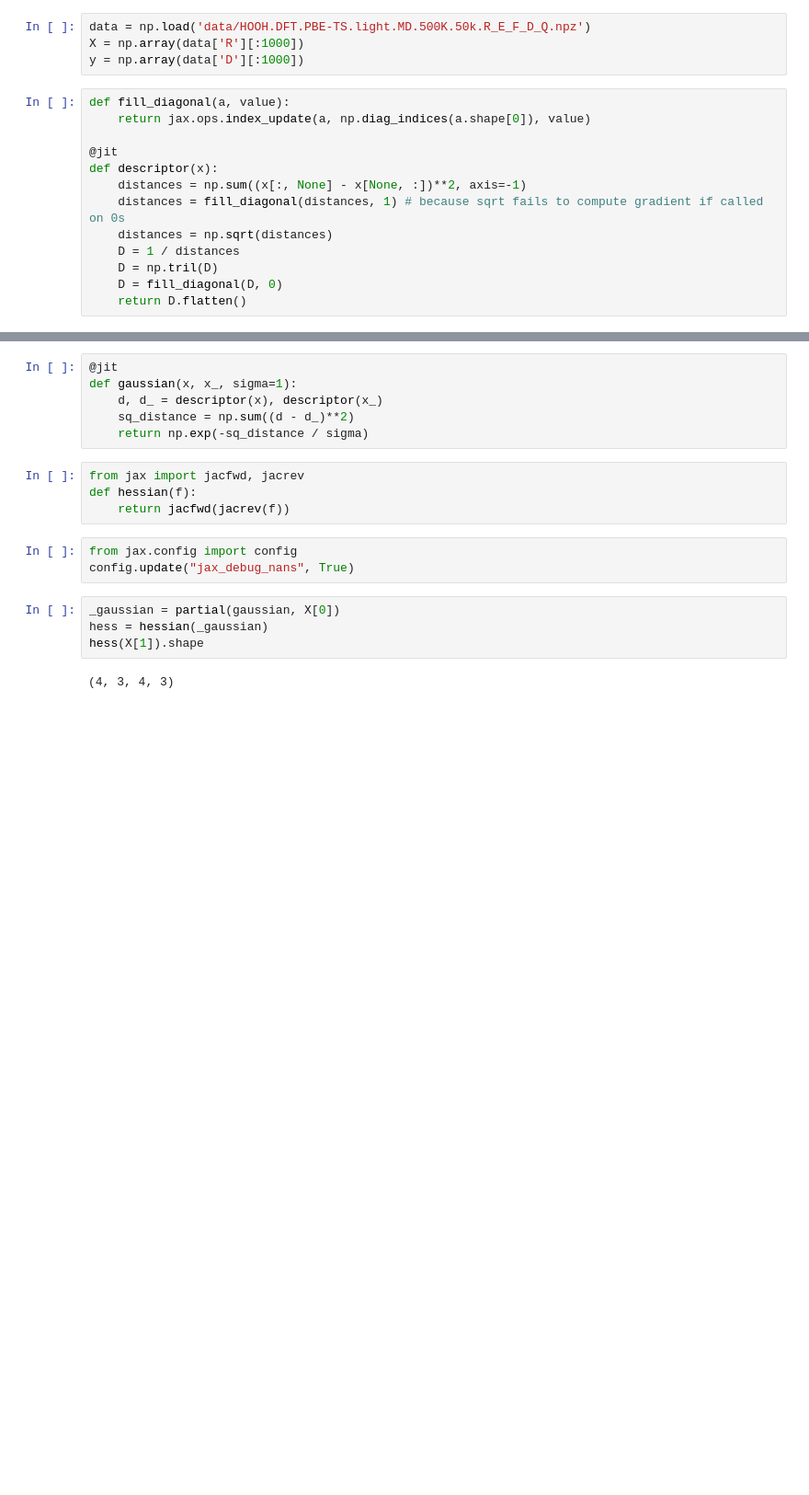
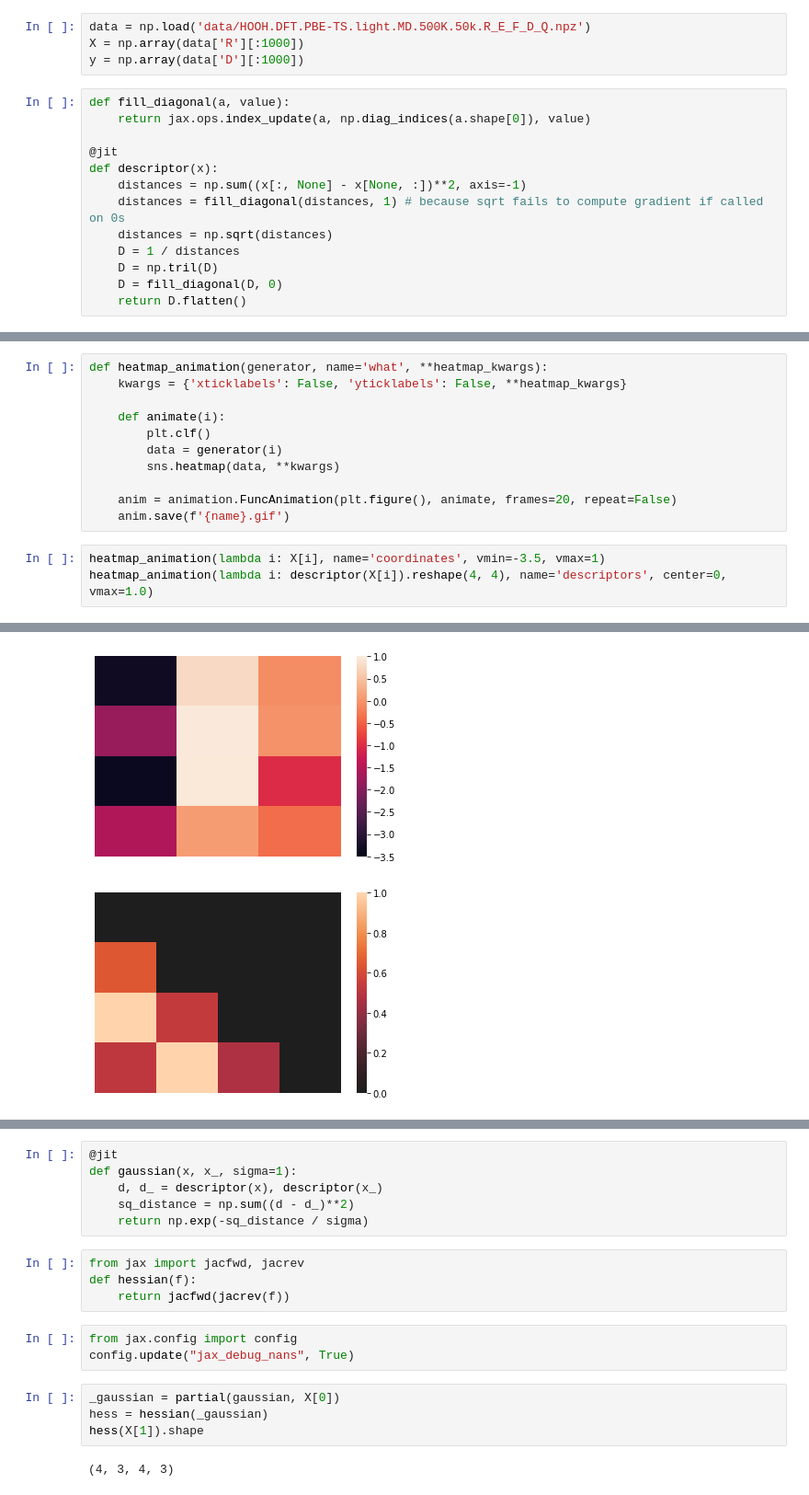
Before and after one commit to boc0/gdml, a Jupyter notebook: dipole.ipynb, the cells around one changed output, grey strips where cells are left out. Shown at 92% size. Cells and saved outputs as stored; diff of their text form; blank space fills up the shorter version.

```diff
--- a/dipole.ipynb
+++ b/dipole.ipynb
@@ -22,0 +40,15 @@ def descriptor(x):
+# %%
+def heatmap_animation(generator, name='what', **heatmap_kwargs):
+    kwargs = {'xticklabels': False, 'yticklabels': False, **heatmap_kwargs}
+
+    def animate(i):
+        plt.clf()
+        data = generator(i)
+        sns.heatmap(data, **kwargs)
+
+    anim = animation.FuncAnimation(plt.figure(), animate, frames=20, repeat=False)
+    anim.save(f'{name}.gif')
+# %%
+heatmap_animation(lambda i: X[i], name='coordinates', vmin=-3.5, vmax=1)
+heatmap_animation(lambda i: descriptor(X[i]).reshape(4, 4), name='descriptors', center=0, vmax=1.0)
+# %% [output]
@@ -22,0 +57,2 @@ def descriptor(x):
+[figure, added]
+[figure, added]
```
Also changed, not shown: parts of 15 cells of this notebook.
